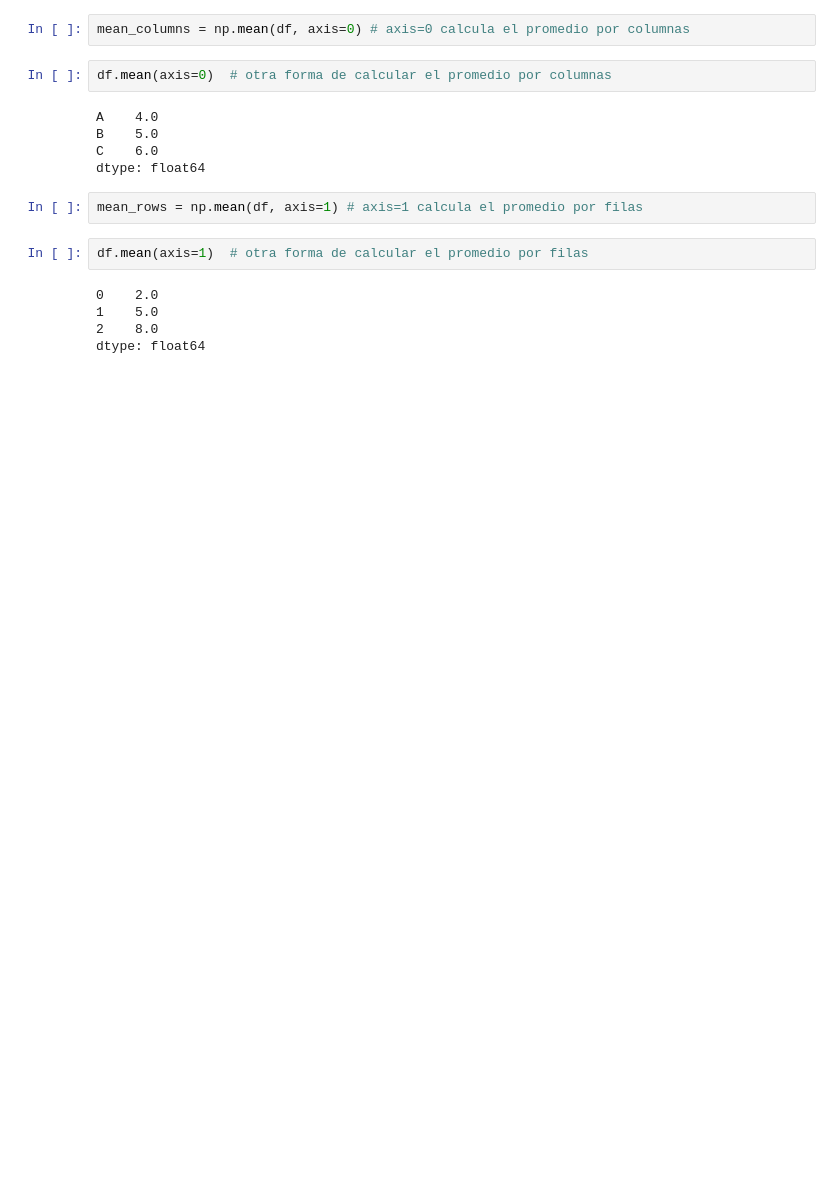
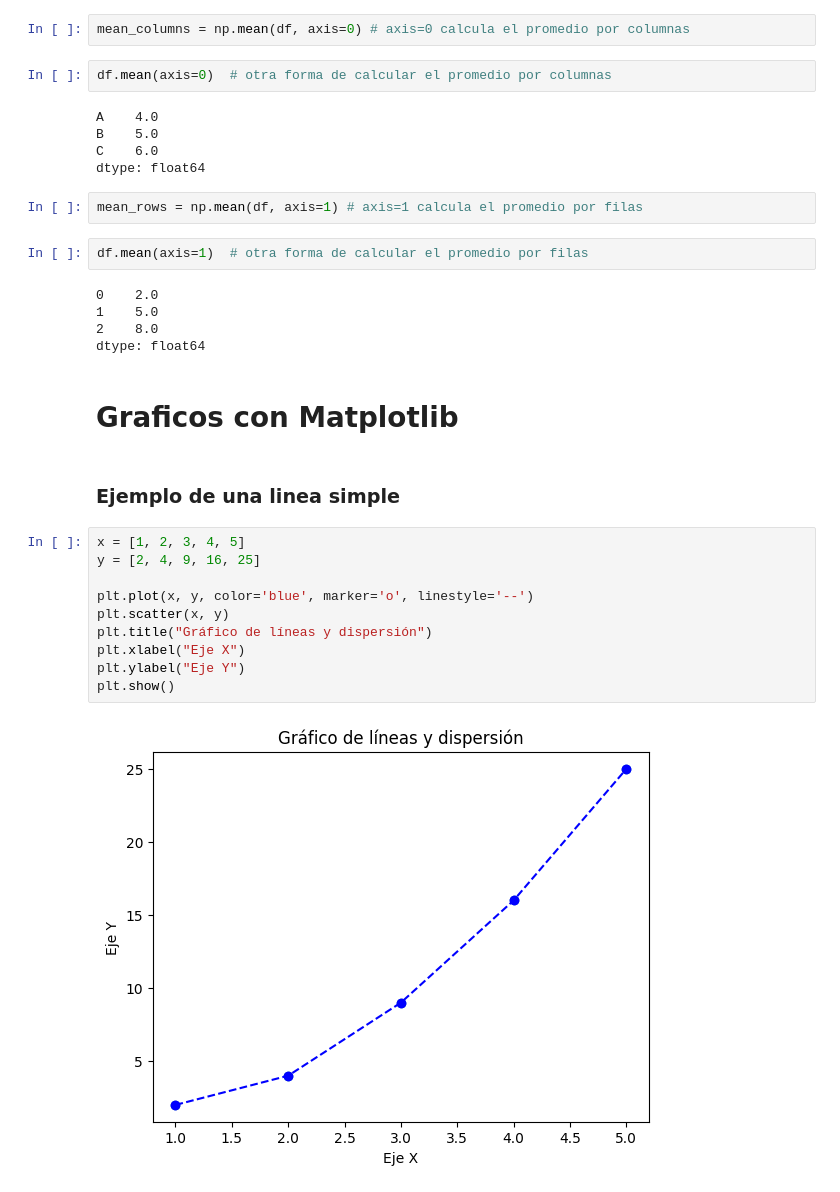
Before and after one commit to LejImkoaj/numpy-analisis-con-python, a Jupyter notebook: ventajas-de-los-arrays.ipynb, the cells around one changed output. Cells and saved outputs as stored; diff of their text form; blank space fills up the shorter version.

Commit message:
graficos matplotlib

```diff
--- a/ventajas-de-los-arrays.ipynb
+++ b/ventajas-de-los-arrays.ipynb
@@ -265,3 +266,19 @@ df.mean(axis=1)  # otra forma de calcular el promedio por filas
 1    5.0
 2    8.0
 dtype: float64
+# %% [markdown]
+# Graficos con Matplotlib
+# %% [markdown]
+### Ejemplo de una linea simple
+# %%
+x = [1, 2, 3, 4, 5]
+y = [2, 4, 9, 16, 25]
+
+plt.plot(x, y, color='blue', marker='o', linestyle='--')
+plt.scatter(x, y)
+plt.title("Gráfico de líneas y dispersión")
+plt.xlabel("Eje X")
+plt.ylabel("Eje Y")
+plt.show()
+# %% [output]
+[figure, added]
```
Also changed, not shown: parts of 3 cells of this notebook.
